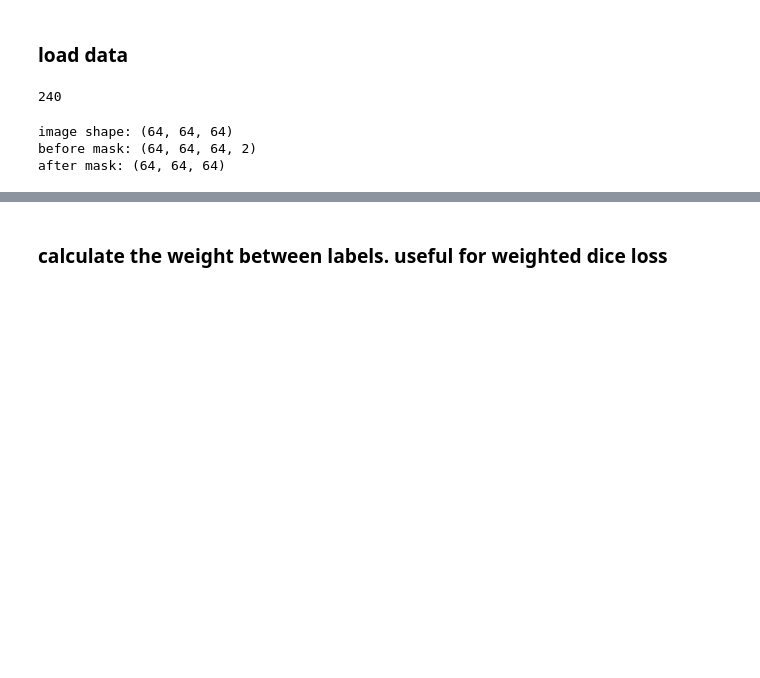
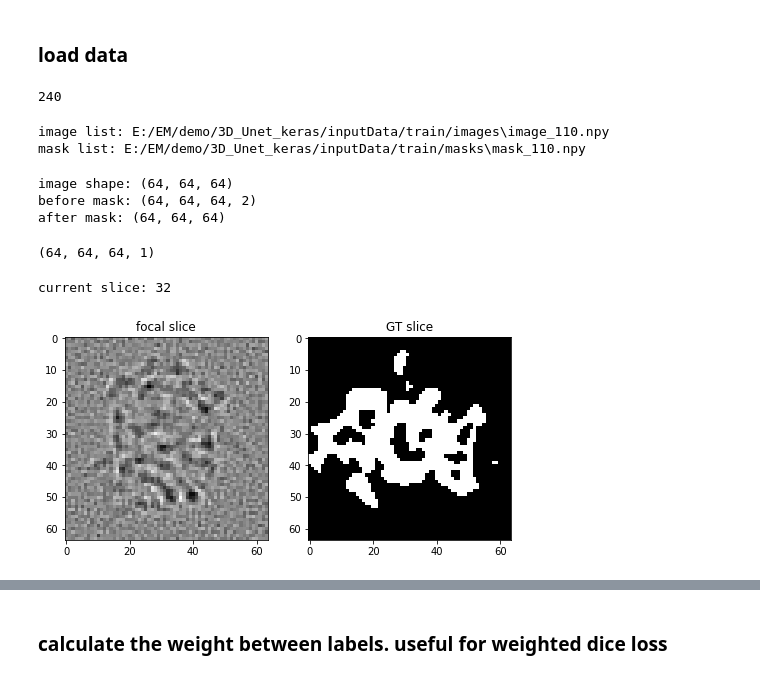
Before and after one commit to leeroyhannover/3DUnet_keras, a Jupyter notebook: train.ipynb, the cells around one changed output, grey strips where cells are left out. Drawn from its saved outputs; the diff is of its cells as text; code cells hidden in the pictures; blank space fills up the shorter version.

```diff
--- a/train.ipynb
+++ b/train.ipynb
@@ -39,6 +39,12 @@ num_images = len(train_img_list)
 print(num_images)
 # %% [output]
 240
+# %%
+print('image list:', train_img_list[10])
+print('mask list:', train_msk_list[10])
+# %% [output]
+image list: E:/EM/demo/3D_Unet_keras/inputData/train/images\image_110.npy
+mask list: E:/EM/demo/3D_Unet_keras/inputData/train/masks\mask_110.npy
 # %%
 # visualize the images
 
@@ -55,5 +61,24 @@ print('after mask:', test_mask.shape)
 image shape: (64, 64, 64)
 before mask: (64, 64, 64, 2)
 after mask: (64, 64, 64)
+# %%
+#  change the data into one channel
+
+# test = np.vstack([test_mask], axis=3)
+test = np.expand_dims(test_mask, axis = -1)
+print(test.shape)
+# %% [output]
+(64, 64, 64, 1)
+# %%
+# visualize the images
+
+# n_slice = random.randint(0, test_mask.shape[2]-1)
+
+n_slice = 32
+print('current slice:', n_slice)
+visusalizeIMG(n_slice, test_img, test_mask)
+# %% [output]
+current slice: 32
+[figure, added]
 # %%
 # visualize the images
```
Also changed, not shown: parts of 13 cells of this notebook, 9 other files.
